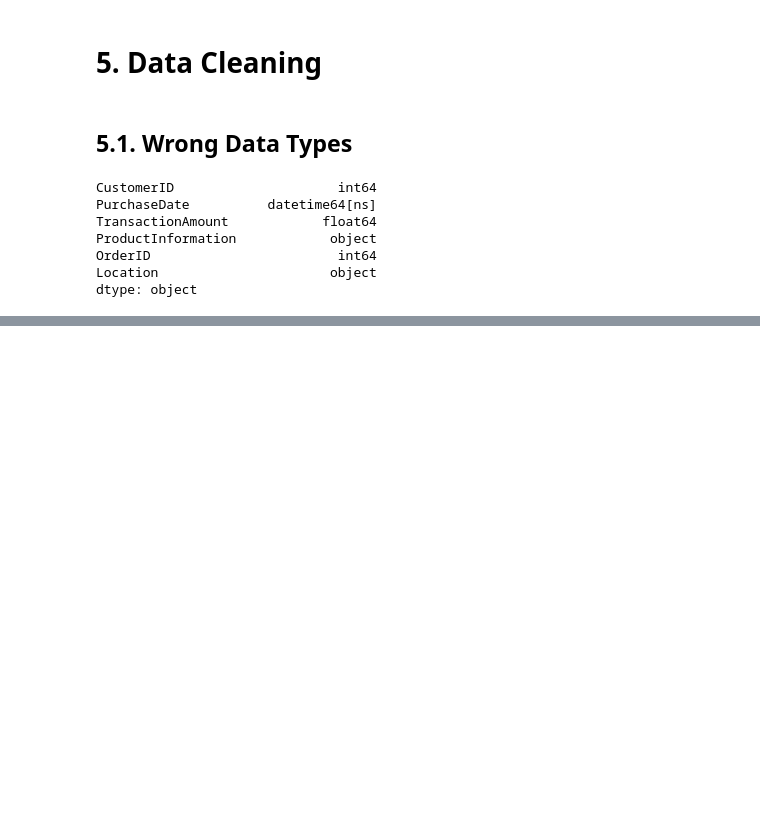
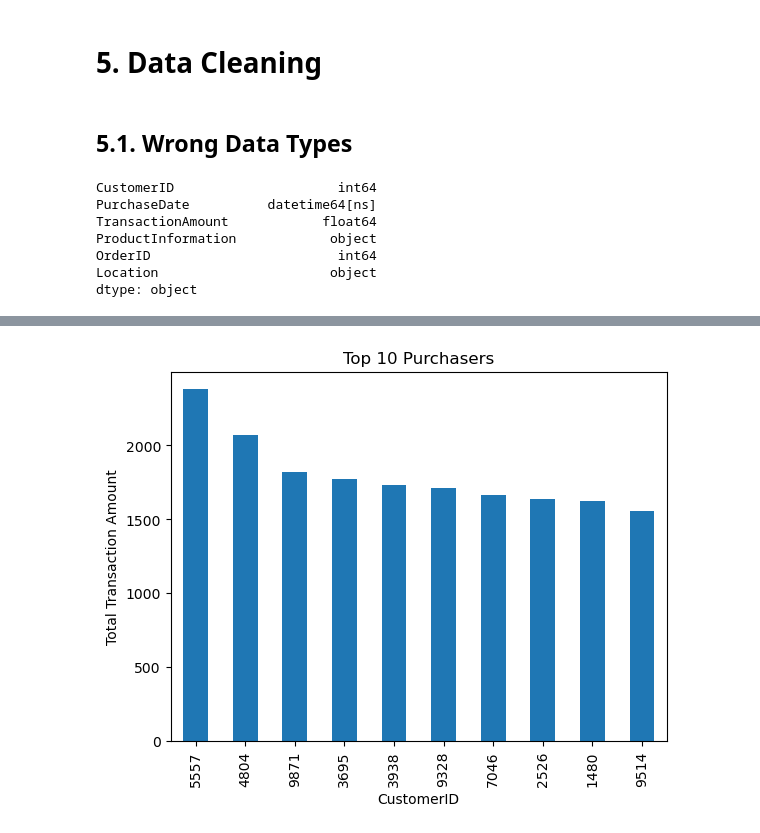
Before and after one commit to George-Mbugua/RFM-Analysis-Recency-Frequency-and-Monetary-Value-, a Jupyter notebook: Untitled-1.ipynb, the cells around one changed output, grey strips where cells are left out. Saved outputs shown, nothing was run; the diff lists cells and outputs as text; code cells hidden in the pictures; blank space fills up the shorter version.

```diff
--- a/Untitled-1.ipynb
+++ b/Untitled-1.ipynb
@@ -132,0 +216,13 @@ dtype: object
+# %%
+#Top 10 purchasers
+top_purchasers = df.groupby('CustomerID')['TransactionAmount'].sum().nlargest(10)
+# %%
+# Creating bar plot
+top_purchasers.plot(kind='bar')
+
+plt.title('Top 10 Purchasers')
+plt.xlabel('CustomerID')
+plt.ylabel('Total Transaction Amount')
+plt.show()
+# %% [output]
+[figure, added]
```
Also changed, not shown: parts of 12 cells of this notebook.
